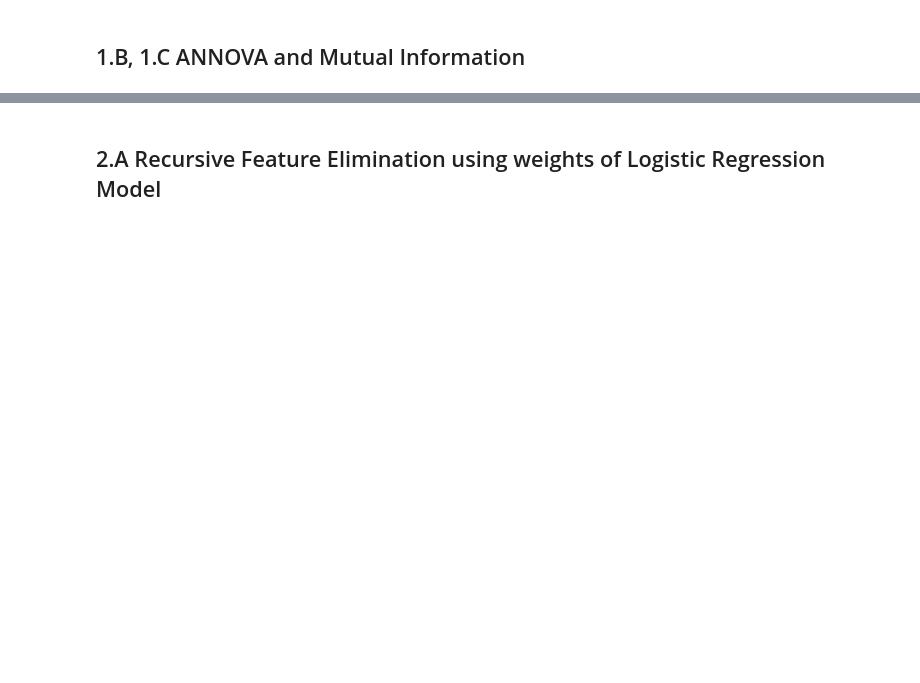
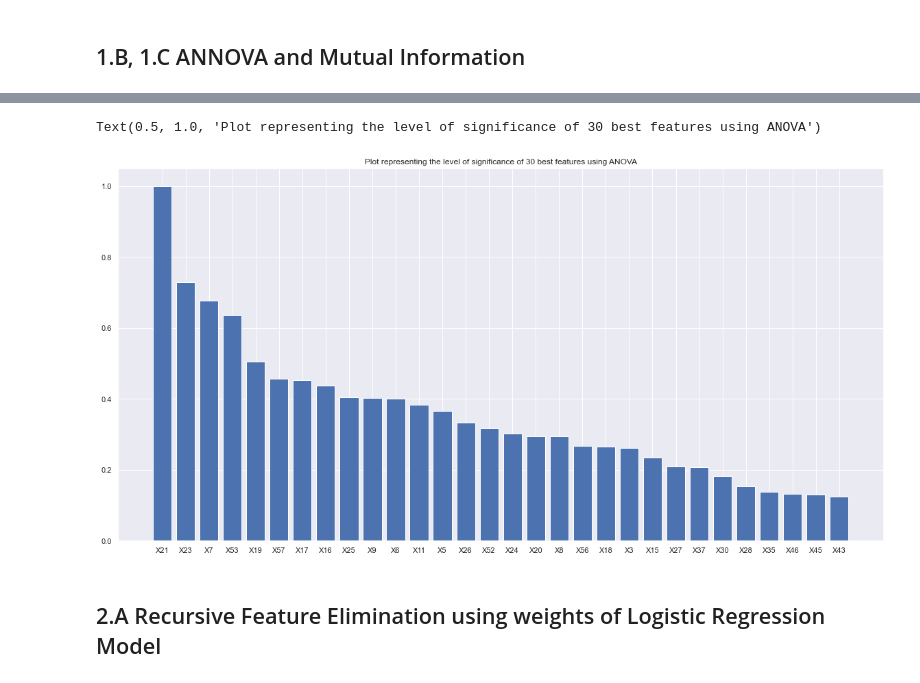
Before and after one commit to rietesh/arya_assignment, a Jupyter notebook: EDA.ipynb, the cells around one changed output, grey strips where cells are left out. Drawn from its saved outputs; the diff is of its cells as text; code cells hidden in the pictures; blank space fills up the shorter version.

```diff
--- a/EDA.ipynb
+++ b/EDA.ipynb
@@ -119,17 +119,19 @@ Text(0.5, 1.0, 'Plot representing the level of significance of 30 best features
 # %%
 #30 best features according to Mutual information
 select = SelectKBest(mutual_info_classif, k=30)
 select.fit(X, y)
-scores = -np.log10(select.pvalues_)
 scores /= scores.max()
 
 feature_importance = list(zip(X_train.columns.values, scores))
 feature_importance.sort(key = lambda x: x[1], reverse=True)
 feature_importance = [list(t) for t in zip(*feature_importance)]
 
 f, ax = plt.subplots(figsize=(20, 10))
 ax.bar(feature_importance[0][:30], feature_importance[1][:30])
 plt.title('Plot representing the level of significance of 30 best features using ANOVA')
+# %% [output]
+Text(0.5, 1.0, 'Plot representing the level of significance of 30 best features using ANOVA')
+[figure, added]
 # %% [markdown]
 ## 2.A Recursive Feature Elimination using weights of Logistic Regression Model
 # %%
```
Also changed, not shown: parts of 14 cells of this notebook, 2 other files.
